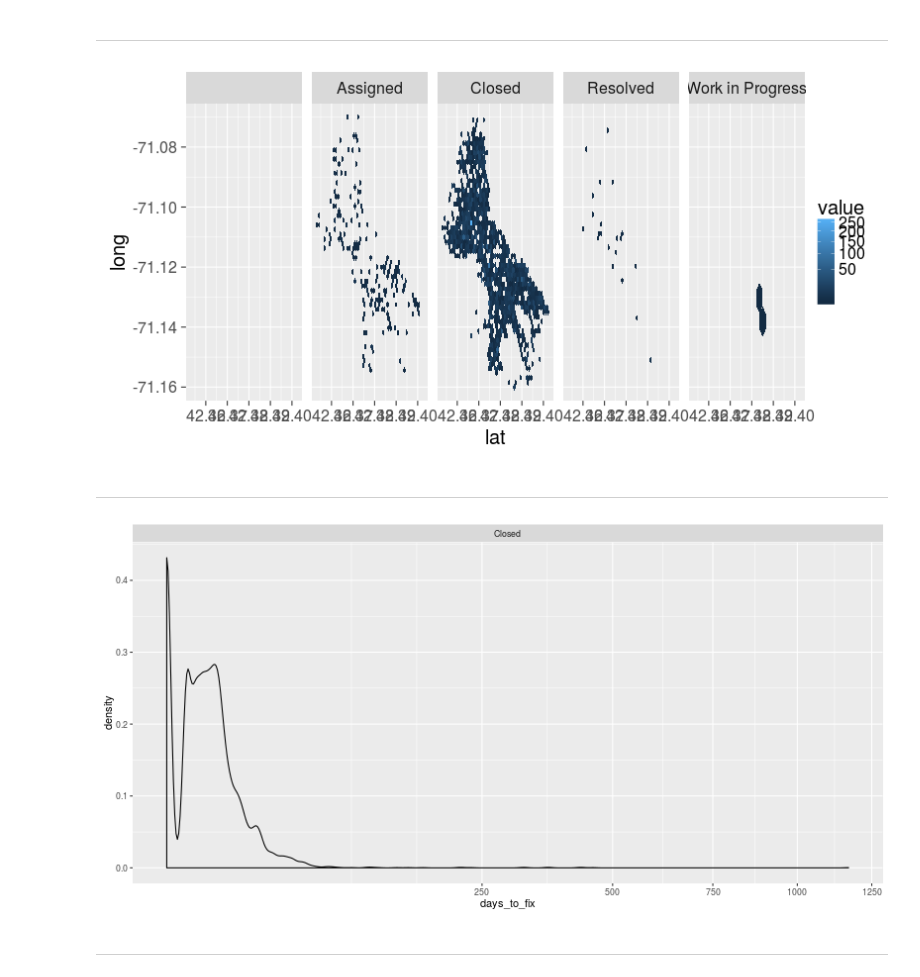
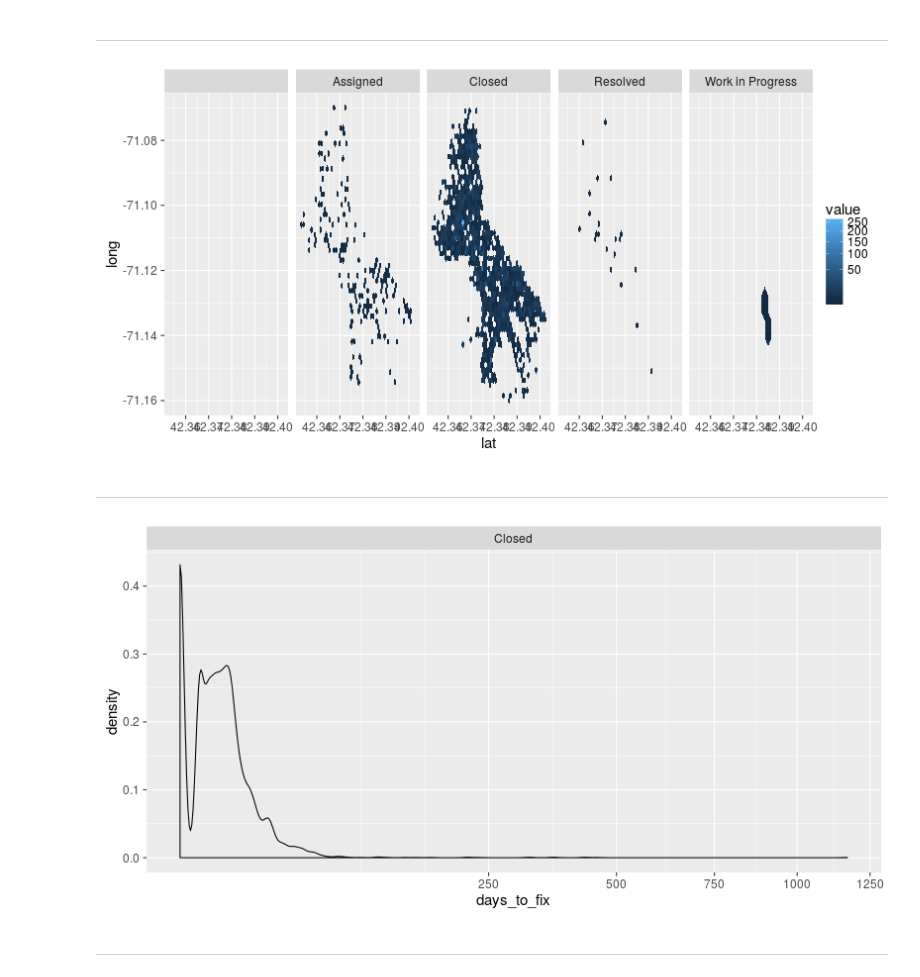
Before and after one commit to NunoEdgarGFlowHub/jpd-pdapr-slides, a Jupyter notebook: potholes.ipynb, the cells around one changed output. Cells and saved outputs as stored; diff of their text form; code cells hidden in the pictures.

```diff
--- a/potholes.ipynb
+++ b/potholes.ipynb
@@ -340,12 +346,12 @@ ddataf = (ddataf.
 # %%
 p = (gp.ggplot(ddataf) +
      gp.geom_hex(gp.aes_string(x='lat', y='long'), bins=50) +
      gp.scale_fill_continuous(trans="sqrt") +
-     gp.theme_gray(base_size=20) +
+     gp.theme_gray(base_size=15) +
      gp.facet_grid('~Status'))
 p
 # %% [output]
-[figure, old version]
+[figure, new version]
 # %% [markdown]
 ---
 # %%
@@ -353,10 +359,11 @@ p = (gp.ggplot(ddataf.filter('Status == "Closed"')) +
      gp.geom_density(gp.aes_string(x='days_to_fix')) +
      gp.facet_grid('~Status') +
      gp.scale_x_sqrt() +
+     gp.theme_gray(base_size=15) +
      gp.theme(**{'legend.position': 'top'}))
 p
 # %% [output]
-[figure, old version]
+[figure, new version]
 # %% [markdown]
 ---
 # %%
```
Also changed, not shown: parts of 32 cells of this notebook, 14 other files.
